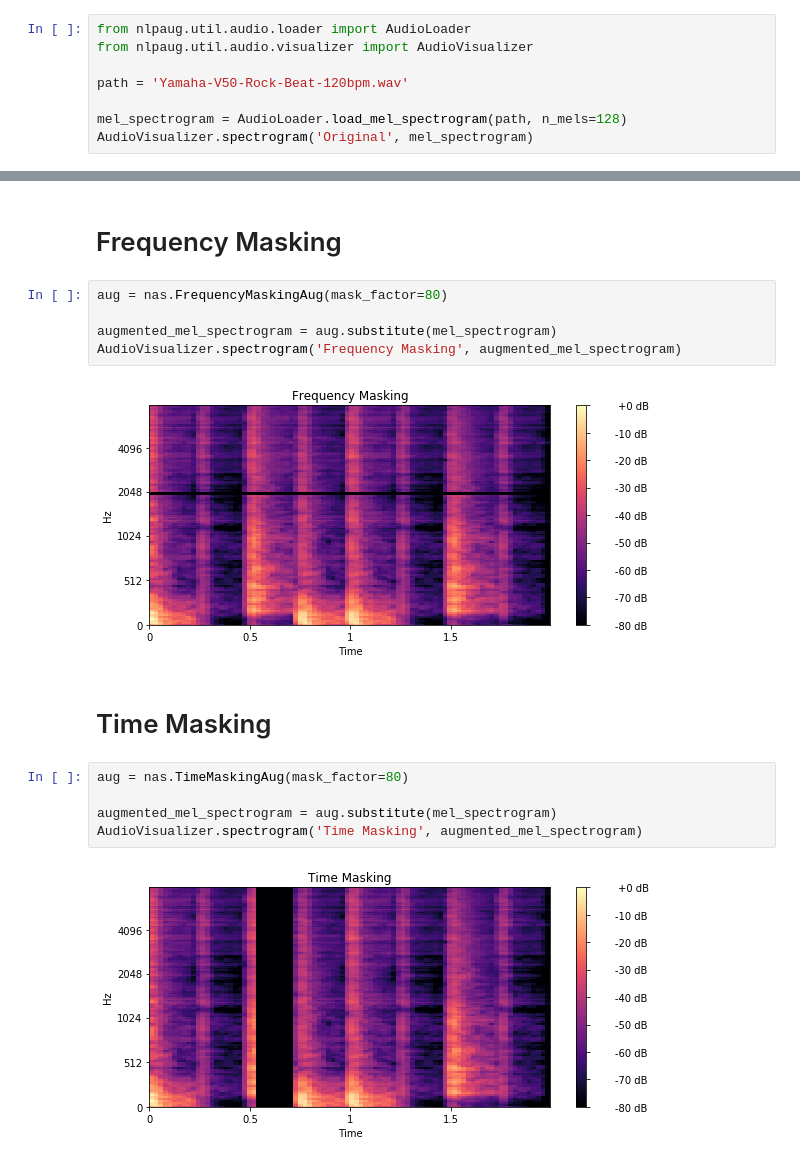
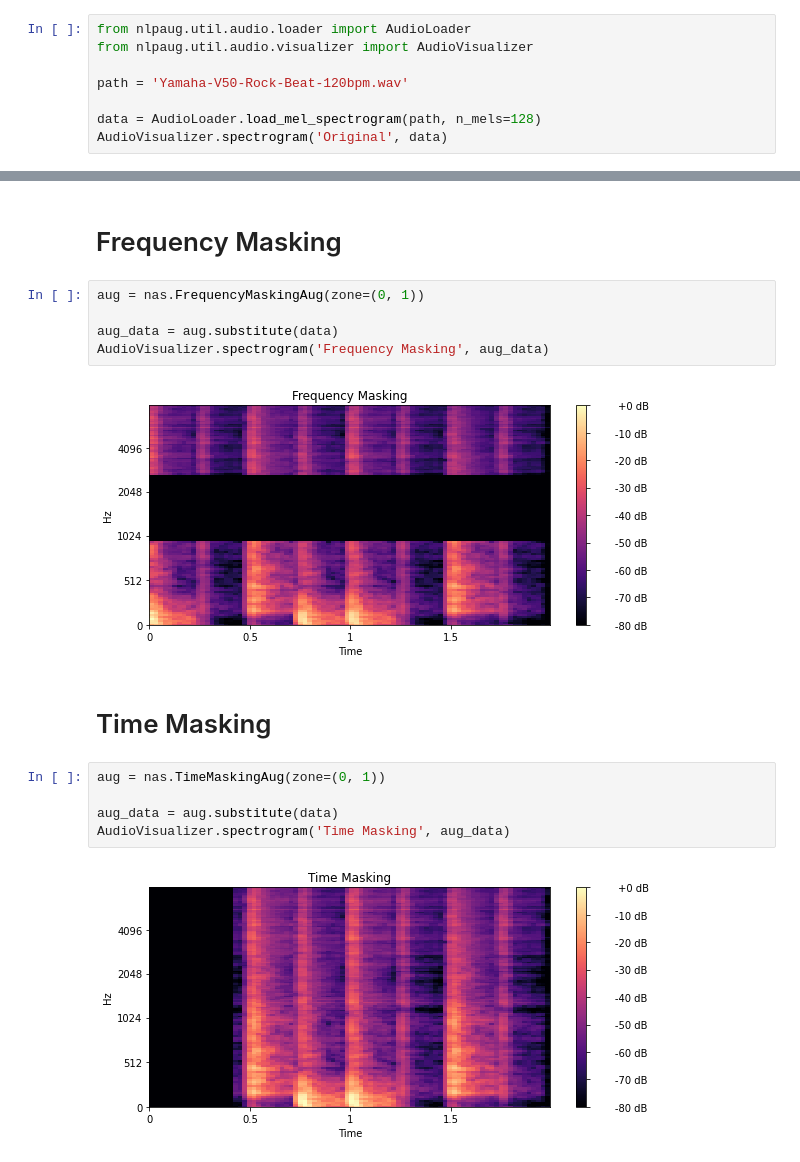
Before and after one commit to makcedward/nlpaug, a Jupyter notebook: example/spectrogram_augmenter.ipynb, the cells around one changed output, grey strips where cells are left out. Cells and saved outputs as stored; diff of their text form.

```diff
--- a/example/spectrogram_augmenter.ipynb
+++ b/example/spectrogram_augmenter.ipynb
@@ -6,6 +6,6 @@ from nlpaug.util.audio.visualizer import AudioVisualizer
 
 path = 'Yamaha-V50-Rock-Beat-120bpm.wav'
 
-mel_spectrogram = AudioLoader.load_mel_spectrogram(path, n_mels=128)
-AudioVisualizer.spectrogram('Original', mel_spectrogram)
+data = AudioLoader.load_mel_spectrogram(path, n_mels=128)
+AudioVisualizer.spectrogram('Original', data)
 # %% [output]
@@ -16,18 +16,18 @@ import nlpaug.flow as naf
 # %% [markdown]
 # Frequency Masking
 # %%
-aug = nas.FrequencyMaskingAug(mask_factor=80)
+aug = nas.FrequencyMaskingAug(zone=(0, 1))
 
-augmented_mel_spectrogram = aug.substitute(mel_spectrogram)
-AudioVisualizer.spectrogram('Frequency Masking', augmented_mel_spectrogram)
+aug_data = aug.substitute(data)
+AudioVisualizer.spectrogram('Frequency Masking', aug_data)
 # %% [output]
-[figure, old version]
+[figure, new version]
 # %% [markdown]
 # Time Masking
 # %%
-aug = nas.TimeMaskingAug(mask_factor=80)
+aug = nas.TimeMaskingAug(zone=(0, 1))
 
-augmented_mel_spectrogram = aug.substitute(mel_spectrogram)
-AudioVisualizer.spectrogram('Time Masking', augmented_mel_spectrogram)
+aug_data = aug.substitute(data)
+AudioVisualizer.spectrogram('Time Masking', aug_data)
 # %% [output]
-[figure, old version]
+[figure, new version]
```
Also changed, not shown: parts of 5 cells of this notebook.
